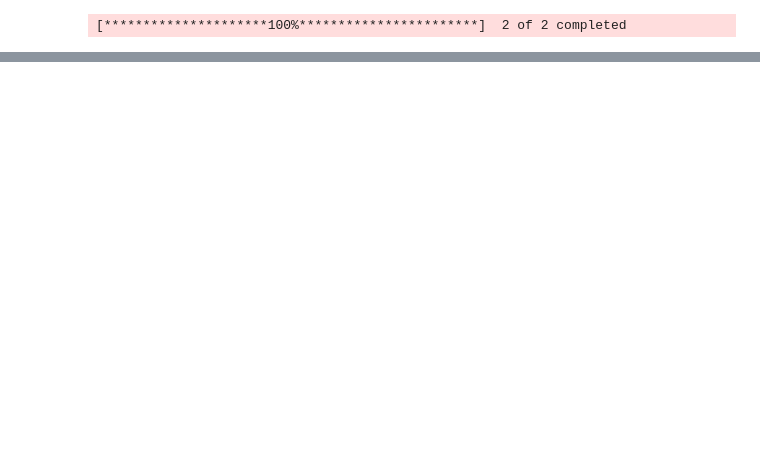
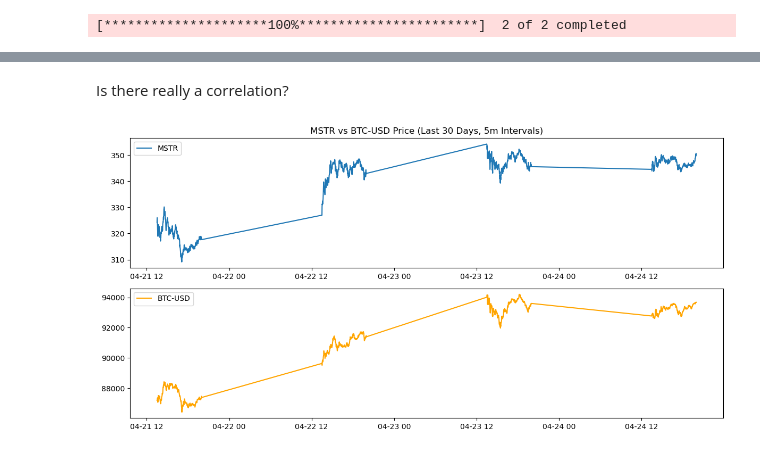
Before and after one commit to SzeLok0305/Arbitrate-Strategy, a Jupyter notebook: StaArb/Microstrategy.ipynb, the cells around one changed output, grey strips where cells are left out. Cells and saved outputs as stored; diff of their text form; code cells hidden in the pictures; blank space fills up the shorter version.

```diff
--- a/StaArb/Microstrategy.ipynb
+++ b/StaArb/Microstrategy.ipynb
@@ -9,7 +13,9 @@ from statsmodels.tsa.stattools import coint
 import seaborn as sns
 # %%
-tickers = ['MSTR','BTC-USD']
-df = yf.download(tickers,period = "30d", interval = "5m")['Close']
+company = 'MSTR'
+crypto = 'BTC-USD'
+tickers = [company,crypto]
+df = yf.download(tickers,period = "7d", interval = "1m")['Close']
 df.dropna(inplace=True)
 # %% [output]
 [*********************100%***********************]  2 of 2 completed
@@ -22,2 +21,0 @@ log_return = log_return.reset_index()
-# %%
-df=df.reset_index()
@@ -341,0 +22,15 @@ Hedge Ratio - Mean: 0.005941, Std: 0.003598, CV: 0.61
+# %% [markdown]
+Is there really a correlation?
+# %%
+plt.figure(figsize=(12, 6))
+plt.subplot(211)
+plt.title(f'{company} vs BTC-USD Price (Last 30 Days, 5m Intervals)')
+plt.plot(df[company], label=company)
+plt.legend()
+plt.subplot(212)
+plt.plot(df[crypto], label=crypto, color='orange')
+plt.legend()
+plt.tight_layout()
+plt.show()
+# %% [output]
+[figure, added]
```
Also changed, not shown: parts of 11 cells of this notebook, 2 other files.
